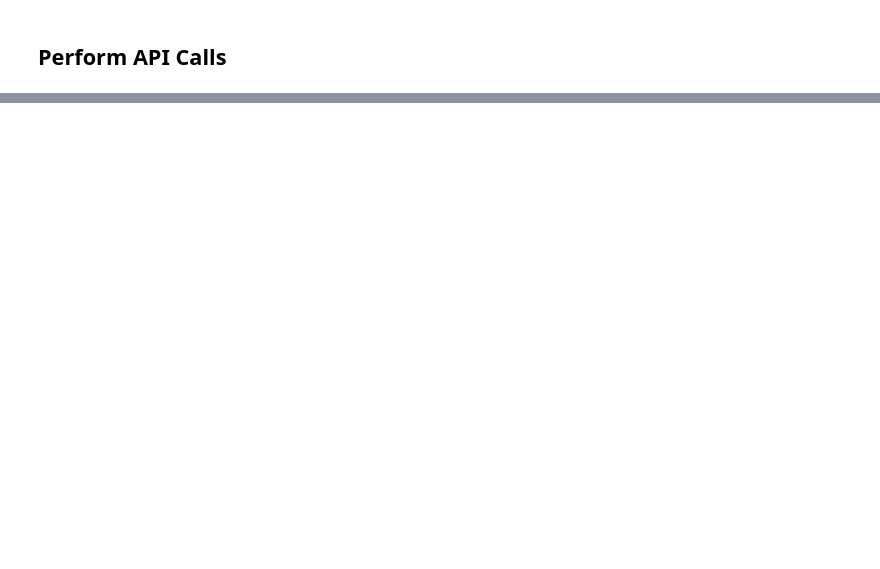
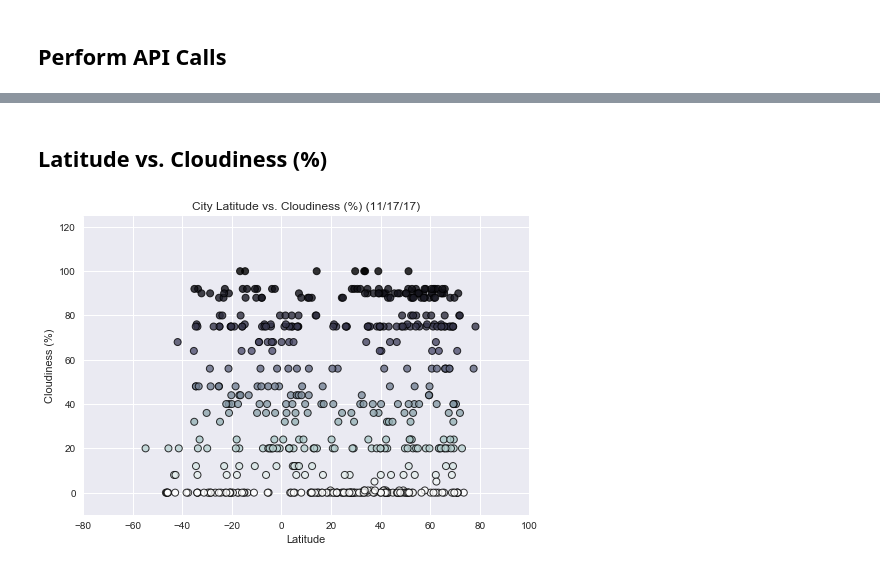
Before and after one commit to ggupta619/WeatherPy, a Jupyter notebook: WeatherPy.ipynb, the cells around one changed output, grey strips where cells are left out. Cells and saved outputs as stored; diff of their text form; code cells hidden in the pictures; blank space fills up the shorter version.

```diff
--- a/WeatherPy.ipynb
+++ b/WeatherPy.ipynb
@@ -137,0 +193,26 @@ clean_cities_df.to_csv("City_Data.csv")
+# %% [markdown]
+## Latitude vs. Cloudiness (%)
+# %%
+#Build a scatter plot for Latitude vs. Cloudiness (%)
+
+plt.scatter(clean_cities_df["Latitude"],
+            clean_cities_df["Cloudiness (%)"], c=clean_cities_df["Cloudiness (%)"],
+            edgecolor="black", linewidths=1, marker="o",
+            cmap='bone_r', alpha=0.8, label="City")
+
+# Incorporate the other graph properties
+plt.style.use('seaborn')
+plt.title("City Latitude vs. Cloudiness (%) (11/17/17)")
+plt.ylabel("Cloudiness (%)")
+plt.xlabel("Latitude")
+plt.grid(True)
+plt.xlim([-80, 100])
+plt.ylim([-10, 125])
+
+# Save the figure
+plt.savefig("WeatherPy_analysis/Latitude_Cloudiness.png")
+
+# Show plot
+plt.show()
+# %% [output]
+[figure, added]
```
Also changed, not shown: parts of 19 cells of this notebook, 7 other files.
